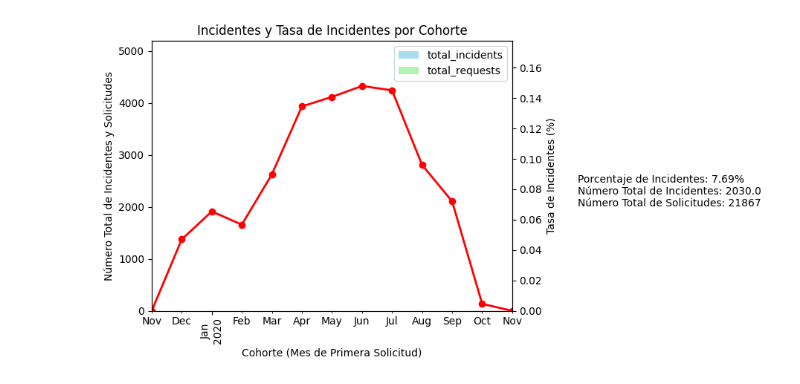
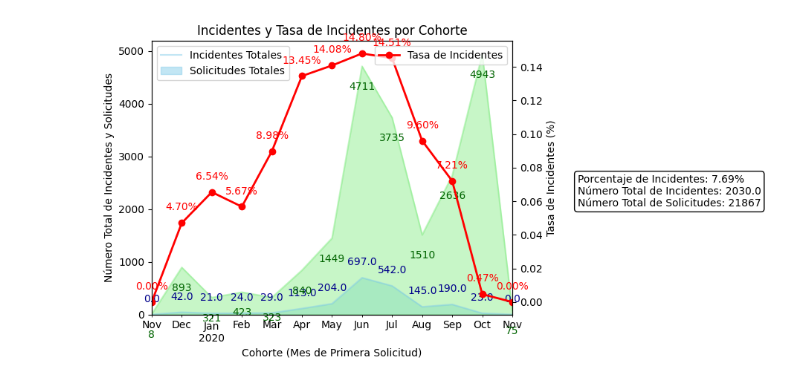
Before and after one commit to Intro-Analisis-Exploratorio-de-Datos/Project1, a Jupyter notebook: TasaIncidentes.ipynb, the cells around one changed output. Drawn from its saved outputs; the diff is of its cells as text; code cells hidden in the pictures.

Commit message:
Added incident_rate and graph

```diff
--- a/TasaIncidentes.ipynb
+++ b/TasaIncidentes.ipynb
@@ -50,33 +50,46 @@ cohort
 # %%
 import matplotlib.pyplot as plt
 
 fig, ax1 = plt.subplots()
 
-# Gráfico de barras para las cantidades absolutas de incidentes y solicitudes
-cohort_incidents[['total_incidents', 'total_requests']].plot(kind='bar', ax=ax1, width=0.4, color=['skyblue', 'lightgreen'], alpha=0.7)
+# Gráfico de área para las cantidades absolutas
+areas = cohort_incidents[['total_incidents', 'total_requests']].plot(kind='area', stacked=False, ax=ax1, alpha=0.5, color=['skyblue', 'lightgreen'])
 
-# Configurar el eje y secundario para la tasa de incidentes
+# Línea para la tasa de incidentes
 ax2 = ax1.twinx()
-cohort_incidents['incident_rate'].plot(kind='line', marker='o', ax=ax2, color='red', linewidth=2)
-
-# Ajustar los límites del eje y secundario para mejorar la visibilidad de la línea
-ax2.set_ylim(0, cohort_incidents['incident_rate'].max() * 1.2)
+line = cohort_incidents['incident_rate'].plot(kind='line', marker='o', ax=ax2, color='red', linewidth=2)
 
 ax1.set_title('Incidentes y Tasa de Incidentes por Cohorte')
 ax1.set_xlabel('Cohorte (Mes de Primera Solicitud)')
 ax1.set_ylabel('Número Total de Incidentes y Solicitudes')
 ax2.set_ylabel('Tasa de Incidentes (%)')
+ax1.legend(['Incidentes Totales', 'Solicitudes Totales'], loc='upper left')
+ax2.legend(['Tasa de Incidentes'], loc='upper right')
+
+# Añadir etiquetas de datos para las áreas de incidentes y solicitudes
+x = cohort_incidents.index.tolist()  # Obtener las etiquetas del índice de la serie
+incident_values = cohort_incidents['total_incidents'].tolist()
+request_values = cohort_incidents['total_requests'].tolist()
+
+# Añadir etiquetas para cada pico en las áreas
+for i, (inc_val, req_val) in enumerate(zip(incident_values, request_values)):
+    ax1.annotate(f'{inc_val}', (x[i], inc_val), textcoords="offset points", xytext=(0,10), ha='center', va='bottom', color='darkblue')
+    ax1.annotate(f'{req_val}', (x[i], req_val), textcoords="offset points", xytext=(0,-15), ha='center', va='top', color='darkgreen')
+
+# Añadir etiquetas de datos en cada punto de la tasa de incidentes
+for i, txt in enumerate(cohort_incidents['incident_rate']):
+    ax2.annotate(f'{txt:.2%}', (x[i], txt), textcoords="offset points", xytext=(0,10), ha='center', va='bottom', color='red')
 
 # Crear una leyenda personalizada en el lado derecho del gráfico
 stats_text = f"Porcentaje de Incidentes: {cohort_incidents['incident_rate'].mean():.2%}\n" \
              f"Número Total de Incidentes: {cohort_incidents['total_incidents'].sum()}\n" \
              f"Número Total de Solicitudes: {cohort_incidents['total_requests'].sum()}"
 
 # Añadir el texto como un cuadro de anotación dentro del gráfico
-plt.gcf().text(1.02, 0.5, stats_text, fontsize=10, verticalalignment='center')
+plt.gcf().text(1.02, 0.5, stats_text, fontsize=10, verticalalignment='center', bbox=dict(boxstyle="round,pad=0.3", edgecolor='black', facecolor='white'))
 
 plt.xticks(rotation=45)
 plt.tight_layout()  # Ajusta automáticamente los subplots para que encajen en la figura
 plt.show()
 # %% [output]
-[figure, old version]
+[figure, new version]
```
Also changed, not shown: parts of 1 cell of this notebook.
